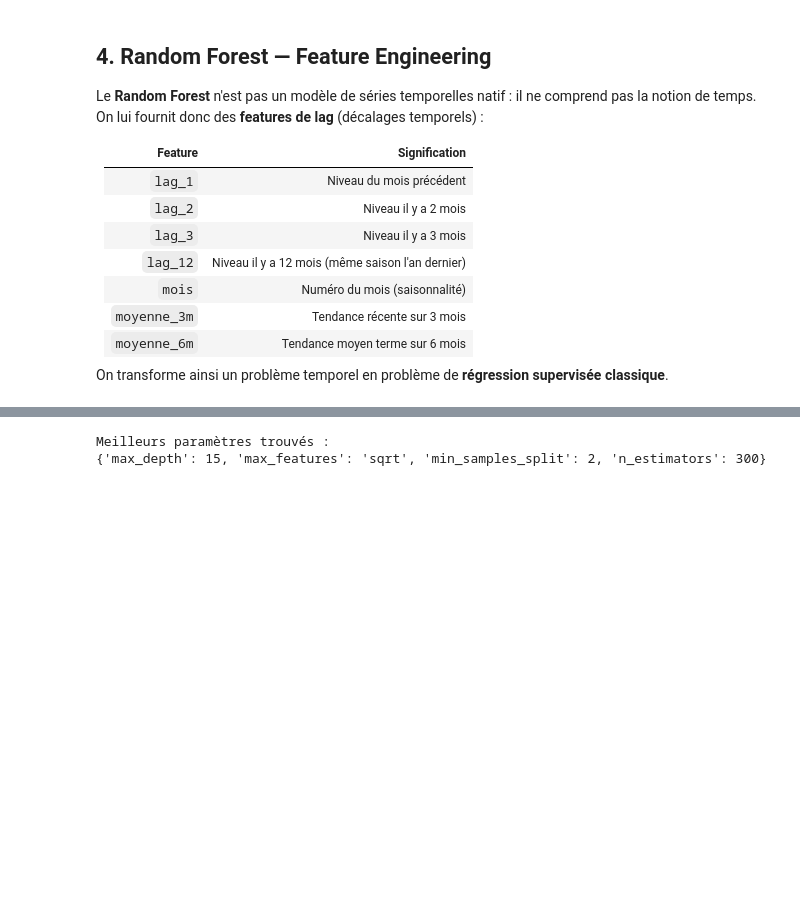
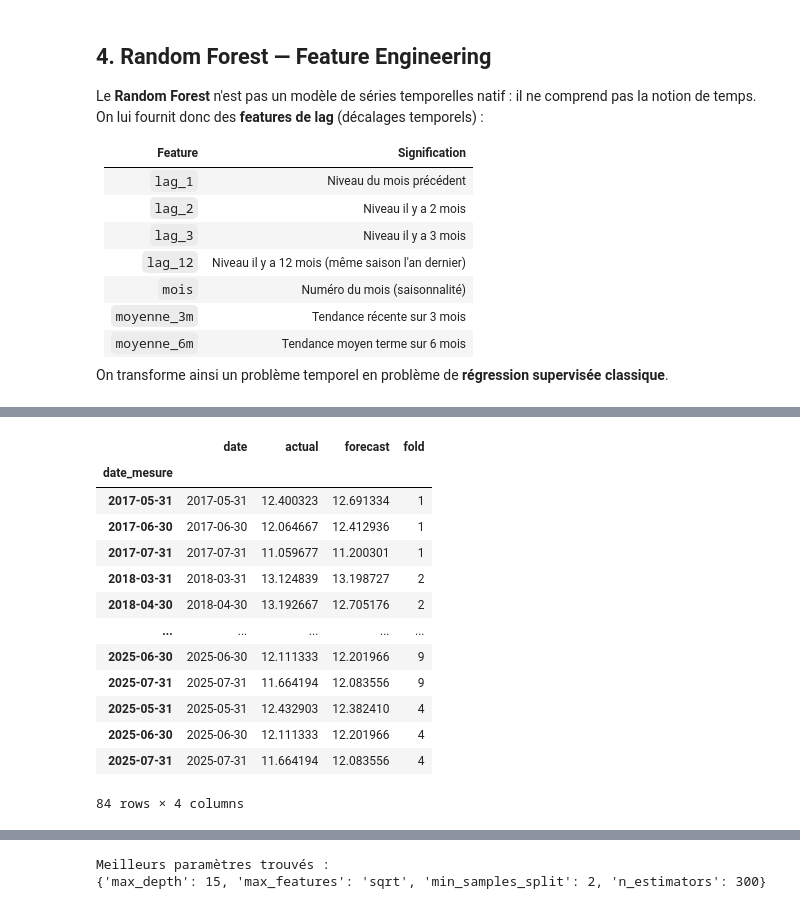
Before and after one commit to charourou/Projet_Hydrosense, a Jupyter notebook: notebooks/ML_evaluate_MRI.ipynb, the cells around one changed output, grey strips where cells are left out. Drawn from its saved outputs; the diff is of its cells as text; code cells hidden in the pictures; blank space fills up the shorter version.

```diff
--- a/notebooks/ML_evaluate_MRI.ipynb
+++ b/notebooks/ML_evaluate_MRI.ipynb
@@ -361,3 +433,20 @@ X.head()
+# %%
+all_pred_2
+# %% [output]
+|  | date | actual | forecast | fold |
+| date_mesure |  |  |  |  |
+| 2017-05-31 | 2017-05-31 | 12.400323 | 12.691334 | 1 |
+| 2017-06-30 | 2017-06-30 | 12.064667 | 12.412936 | 1 |
+| 2017-07-31 | 2017-07-31 | 11.059677 | 11.200301 | 1 |
+| 2018-03-31 | 2018-03-31 | 13.124839 | 13.198727 | 2 |
+| 2018-04-30 | 2018-04-30 | 13.192667 | 12.705176 | 2 |
+| ... | ... | ... | ... | ... |
+| 2025-06-30 | 2025-06-30 | 12.111333 | 12.201966 | 9 |
+| 2025-07-31 | 2025-07-31 | 11.664194 | 12.083556 | 9 |
+| 2025-05-31 | 2025-05-31 | 12.432903 | 12.382410 | 4 |
+| 2025-06-30 | 2025-06-30 | 12.111333 | 12.201966 | 4 |
+| 2025-07-31 | 2025-07-31 | 11.664194 | 12.083556 | 4 |
+84 rows × 4 columns
 # %%
 import matplotlib.pyplot as plt
 
```
Also changed, not shown: parts of 14 cells of this notebook.
